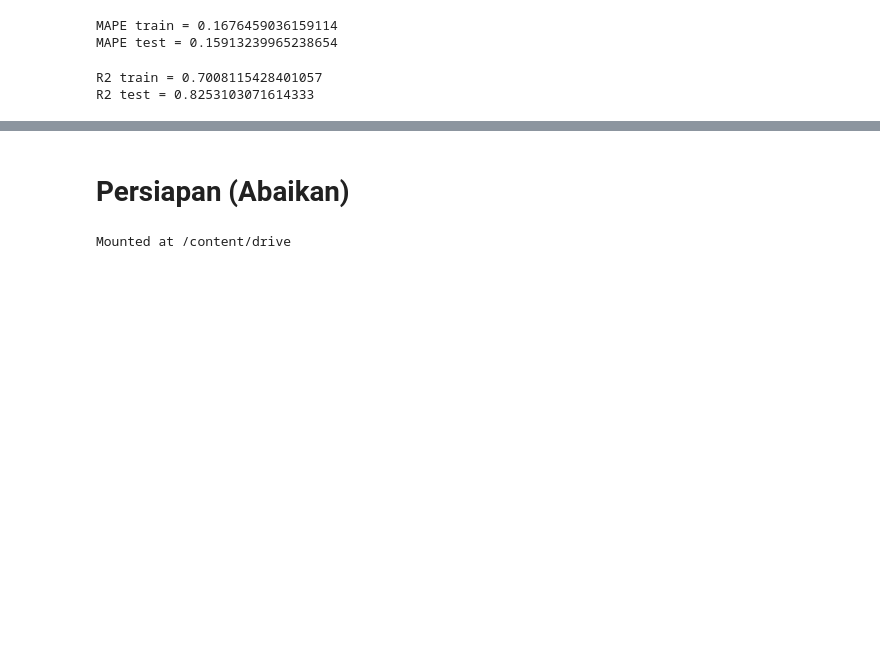
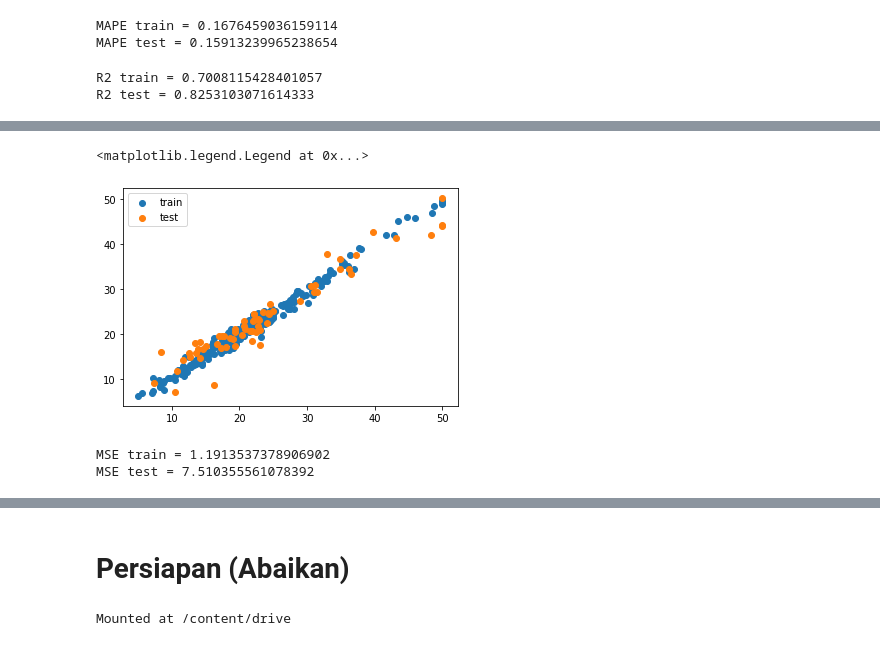
Before and after one commit to YogiAnggara129/ml-path, a Jupyter notebook: ml-intro.ipynb, the cells around one changed output, grey strips where cells are left out. Cells and saved outputs as stored; diff of their text form; code cells hidden in the pictures; blank space fills up the shorter version.

```diff
--- a/ml-intro.ipynb
+++ b/ml-intro.ipynb
@@ -248,0 +288,14 @@ R2 test = 0.8253103071614333
+# %%
+plt.scatter(y_train, GBreg.predict(X_train))
+plt.scatter(y_test, GBreg.predict(X_test))
+plt.legend(['train', 'test'])
+# %% [output]
+<matplotlib.legend.Legend at 0x...>
+[figure, added]
+# %%
+from sklearn.metrics import mean_squared_error
+print(f"MSE train = {mean_squared_error(y_train, GBreg.predict(X_train))}")
+print(f"MSE test = {mean_squared_error(y_test, GBreg.predict(X_test))}")
+# %% [output]
+MSE train = 1.1913537378906902
+MSE test = 7.510355561078392
```
Also changed, not shown: parts of 58 cells of this notebook.
